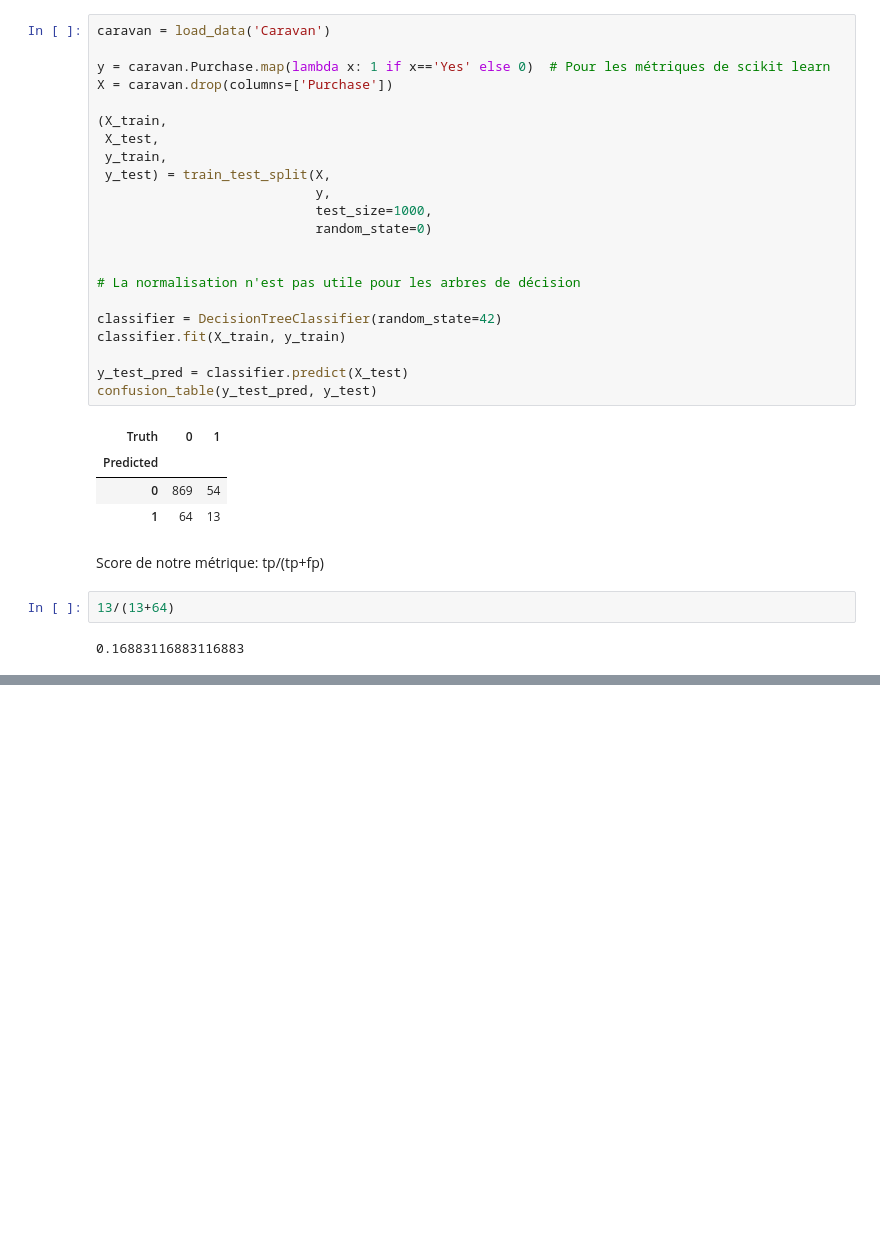
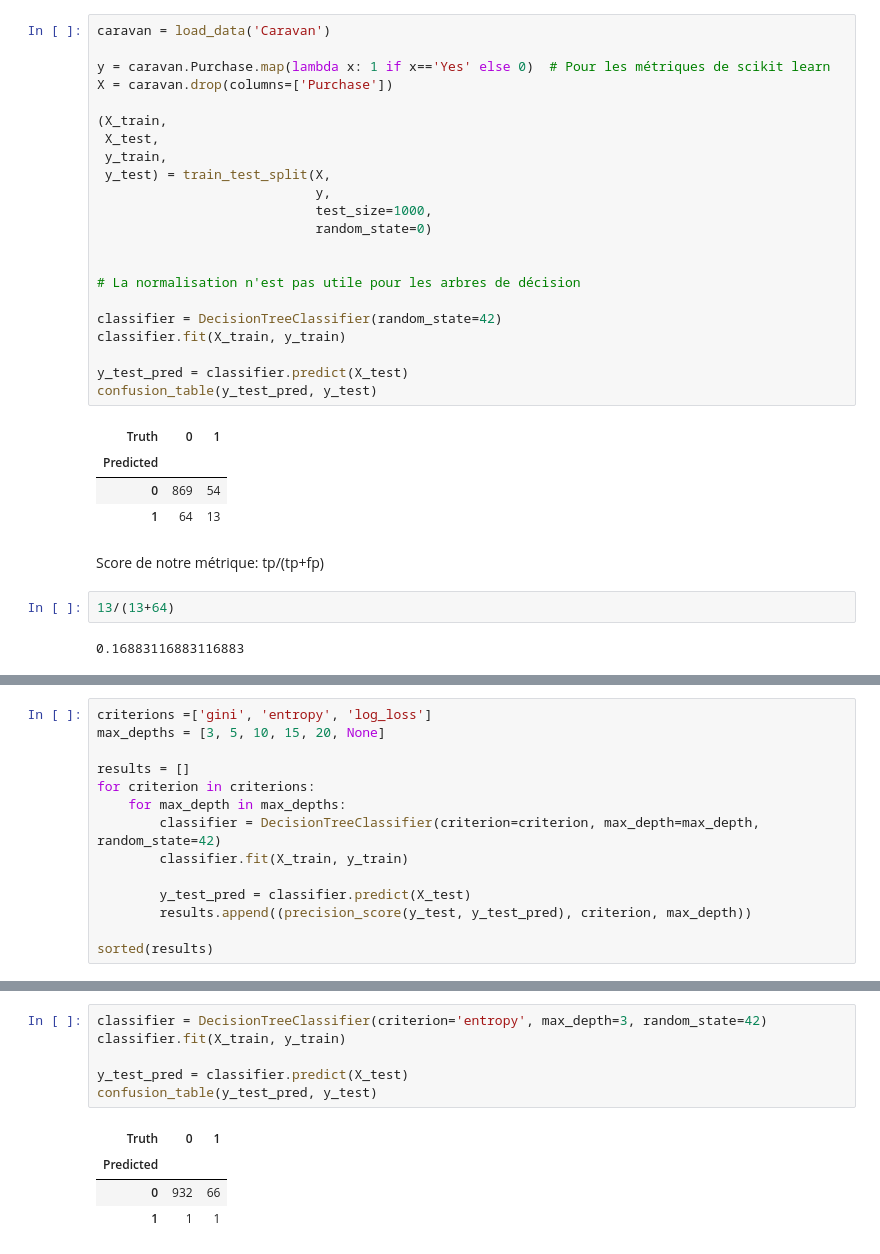
Before and after one commit to neodelphis/initiation-machine-learning, a Jupyter notebook: 11 decision trees.ipynb, the cells around one changed output, grey strips where cells are left out. Drawn from its saved outputs; the diff is of its cells as text; blank space fills up the shorter version.

```diff
--- a/11 decision trees.ipynb
+++ b/11 decision trees.ipynb
@@ -413,0 +460,14 @@ On peut ensuite faire une exploration des hyperparamètres pour essayer d'améli
+# %%
+criterions =['gini', 'entropy', 'log_loss']
+max_depths = [3, 5, 10, 15, 20, None]
+
+results = []
+for criterion in criterions:
+    for max_depth in max_depths:
+        classifier = DecisionTreeClassifier(criterion=criterion, max_depth=max_depth, random_state=42)
+        classifier.fit(X_train, y_train)
+
+        y_test_pred = classifier.predict(X_test)
+        results.append((precision_score(y_test, y_test_pred), criterion, max_depth))
+
+sorted(results)
@@ -413,0 +493,11 @@ On peut ensuite faire une exploration des hyperparamètres pour essayer d'améli
+# %%
+classifier = DecisionTreeClassifier(criterion='entropy', max_depth=3, random_state=42)
+classifier.fit(X_train, y_train)
+
+y_test_pred = classifier.predict(X_test)
+confusion_table(y_test_pred, y_test)
+# %% [output]
+| Truth | 0 | 1 |
+| Predicted |  |  |
+| 0 | 932 | 66 |
+| 1 | 1 | 1 |
```
Also changed, not shown: parts of 18 cells of this notebook.
